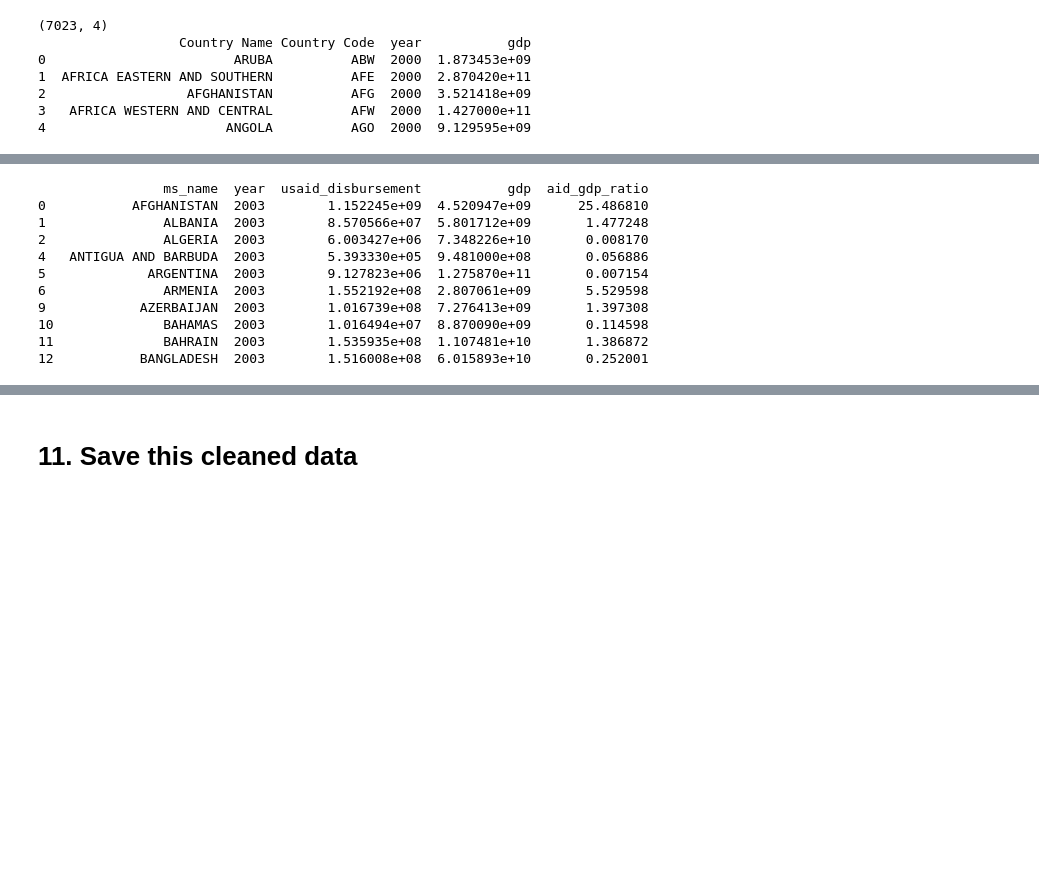
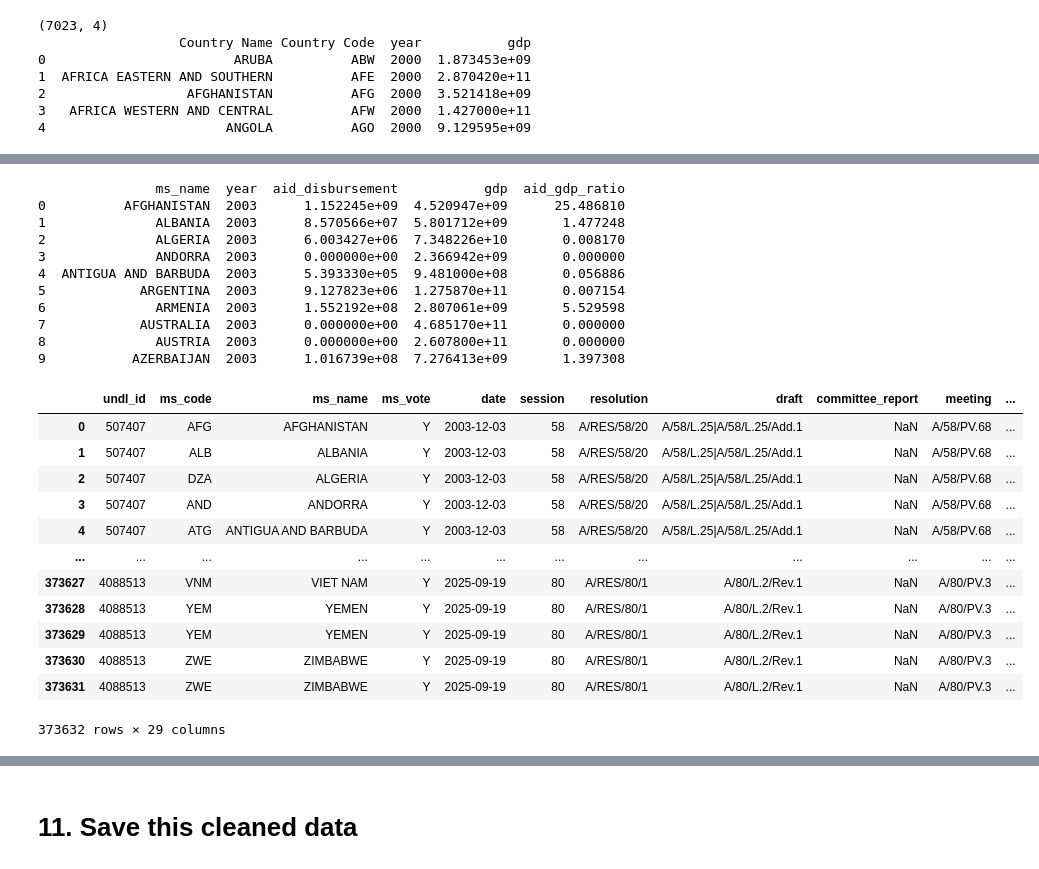
Before and after one commit to charlie77-7/qss20-final-project, a Jupyter notebook: code/01_load_clean.ipynb, the cells around one changed output, grey strips where cells are left out. Saved outputs shown, nothing was run; the diff lists cells and outputs as text; code cells hidden in the pictures; blank space fills up the shorter version.

```diff
--- a/code/01_load_clean.ipynb
+++ b/code/01_load_clean.ipynb
@@ -534,10 +558,9 @@ gdp_name_mapping = {
     'SOMALIA': 'SOMALIA, FED. REP.'
 }
 
-df_post2000['country_name_gdp'] = df_post2000['ms_name'].replace(gdp_name_mapping)
-print(df_post2000['country_name_gdp'].sample(10).tolist())
+df_finalized['country_name_gdp'] = df_finalized['ms_name'].replace(gdp_name_mapping)
+print(df_finalized['country_name_gdp'].sample(10).tolist())
 
-gdp_name_mapping['SOMALIA'] = 'SOMALIA, FED. REP.'
 
-df_post2000['country_name_gdp'] = df_post2000['ms_name'].replace(gdp_name_mapping)
+df_finalized['country_name_gdp'] = df_finalized['ms_name'].replace(gdp_name_mapping)
 # %% [output]
@@ -545,12 +568,19 @@ df_post2000['country_name_gdp'] = df_post2000['ms_name'].replace(gdp_name_mappin
 # %%
-## now merge!!
-alignment_aid_gdp = df_post2000.merge(
+## now merge GDP onto df_finalized (left join on country name + year)
+print(f"[Before merge] df_finalized:   {len(df_finalized):,} rows  |  {df_finalized['ms_code'].nunique()} countries  |  years {int(df_finalized['year'].min())}–{int(df_finalized['year'].max())}")
+print(f"  gdp (World Bank): {len(gdp):,} rows available for matching")
+
+alignment_aid_gdp = df_finalized.merge(
     gdp[['Country Name', 'year', 'gdp']],
     left_on=['country_name_gdp', 'year'],
     right_on=['Country Name', 'year'],
     how='left'
 ).drop(columns=['Country Name', 'country_name_gdp'])
 
-print(alignment_aid_gdp['gdp'].isna().sum())
+print(f"[After merge]  alignment_aid_gdp: {len(alignment_aid_gdp):,} rows")
+print(f"  gdp NaNs: {alignment_aid_gdp['gdp'].isna().sum()} ({alignment_aid_gdp['gdp'].isna().mean():.1%} of rows)")
+unmatched = sorted(alignment_aid_gdp[alignment_aid_gdp['gdp'].isna()]['ms_name'].unique())
+print(f"  Countries with no GDP match ({len(unmatched)}): {unmatched}")
 print(alignment_aid_gdp.shape)
+print(alignment_aid_gdp.head)
 # %% [output]
@@ -567,18 +612,33 @@ print(sorted(na_countries))
 # %%
 ## now make a new column of aid % of gdp
-alignment_aid_gdp['aid_gdp_ratio'] = (alignment_aid_gdp['usaid_disbursement'] / alignment_aid_gdp['gdp']) * 100
+alignment_aid_gdp['aid_gdp_ratio'] = (alignment_aid_gdp['aid_disbursement'] / alignment_aid_gdp['gdp']) * 100
 
 # sanity check
-print(alignment_aid_gdp[['ms_name', 'year', 'usaid_disbursement', 'gdp', 'aid_gdp_ratio']].dropna().head(10))
+print(alignment_aid_gdp[['ms_name', 'year', 'aid_disbursement', 'gdp', 'aid_gdp_ratio']].dropna().head(10))
+
+alignment_aid_gdp
 # %% [output]
-                ms_name  year  usaid_disbursement           gdp  aid_gdp_ratio
-0           AFGHANISTAN  2003        1.152245e+09  4.520947e+09      25.486810
-1               ALBANIA  2003        8.570566e+07  5.801712e+09       1.477248
-2               ALGERIA  2003        6.003427e+06  7.348226e+10       0.008170
-4   ANTIGUA AND BARBUDA  2003        5.393330e+05  9.481000e+08       0.056886
-5             ARGENTINA  2003        9.127823e+06  1.275870e+11       0.007154
-6               ARMENIA  2003        1.552192e+08  2.807061e+09       5.529598
-9            AZERBAIJAN  2003        1.016739e+08  7.276413e+09       1.397308
-10              BAHAMAS  2003        1.016494e+07  8.870090e+09       0.114598
-11              BAHRAIN  2003        1.535935e+08  1.107481e+10       1.386872
-12           BANGLADESH  2003        1.516008e+08  6.015893e+10       0.252001
+               ms_name  year  aid_disbursement           gdp  aid_gdp_ratio
+0          AFGHANISTAN  2003      1.152245e+09  4.520947e+09      25.486810
+1              ALBANIA  2003      8.570566e+07  5.801712e+09       1.477248
+2              ALGERIA  2003      6.003427e+06  7.348226e+10       0.008170
+3              ANDORRA  2003      0.000000e+00  2.366942e+09       0.000000
+4  ANTIGUA AND BARBUDA  2003      5.393330e+05  9.481000e+08       0.056886
+5            ARGENTINA  2003      9.127823e+06  1.275870e+11       0.007154
+6              ARMENIA  2003      1.552192e+08  2.807061e+09       5.529598
+7            AUSTRALIA  2003      0.000000e+00  4.685170e+11       0.000000
+8              AUSTRIA  2003      0.000000e+00  2.607800e+11       0.000000
+9           AZERBAIJAN  2003      1.016739e+08  7.276413e+09       1.397308
+|  | undl_id | ms_code | ms_name | ms_vote | date | session | resolution | draft | committee_report | meeting | ... |
+| 0 | 507407 | AFG | AFGHANISTAN | Y | 2003-12-03 | 58 | A/RES/58/20 | A/58/L.25|A/58/L.25/Add.1 | NaN | A/58/PV.68 | ... |
+| 1 | 507407 | ALB | ALBANIA | Y | 2003-12-03 | 58 | A/RES/58/20 | A/58/L.25|A/58/L.25/Add.1 | NaN | A/58/PV.68 | ... |
+| 2 | 507407 | DZA | ALGERIA | Y | 2003-12-03 | 58 | A/RES/58/20 | A/58/L.25|A/58/L.25/Add.1 | NaN | A/58/PV.68 | ... |
+| 3 | 507407 | AND | ANDORRA | Y | 2003-12-03 | 58 | A/RES/58/20 | A/58/L.25|A/58/L.25/Add.1 | NaN | A/58/PV.68 | ... |
+| 4 | 507407 | ATG | ANTIGUA AND BARBUDA | Y | 2003-12-03 | 58 | A/RES/58/20 | A/58/L.25|A/58/L.25/Add.1 | NaN | A/58/PV.68 | ... |
+| ... | ... | ... | ... | ... | ... | ... | ... | ... | ... | ... | ... |
+| 373627 | 4088513 | VNM | VIET NAM | Y | 2025-09-19 | 80 | A/RES/80/1 | A/80/L.2/Rev.1 | NaN | A/80/PV.3 | ... |
+| 373628 | 4088513 | YEM | YEMEN | Y | 2025-09-19 | 80 | A/RES/80/1 | A/80/L.2/Rev.1 | NaN | A/80/PV.3 | ... |
+| 373629 | 4088513 | YEM | YEMEN | Y | 2025-09-19 | 80 | A/RES/80/1 | A/80/L.2/Rev.1 | NaN | A/80/PV.3 | ... |
+| 373630 | 4088513 | ZWE | ZIMBABWE | Y | 2025-09-19 | 80 | A/RES/80/1 | A/80/L.2/Rev.1 | NaN | A/80/PV.3 | ... |
+| 373631 | 4088513 | ZWE | ZIMBABWE | Y | 2025-09-19 | 80 | A/RES/80/1 | A/80/L.2/Rev.1 | NaN | A/80/PV.3 | ... |
+373632 rows × 29 columns
```
Also changed, not shown: parts of 35 cells of this notebook, 25 other files.
